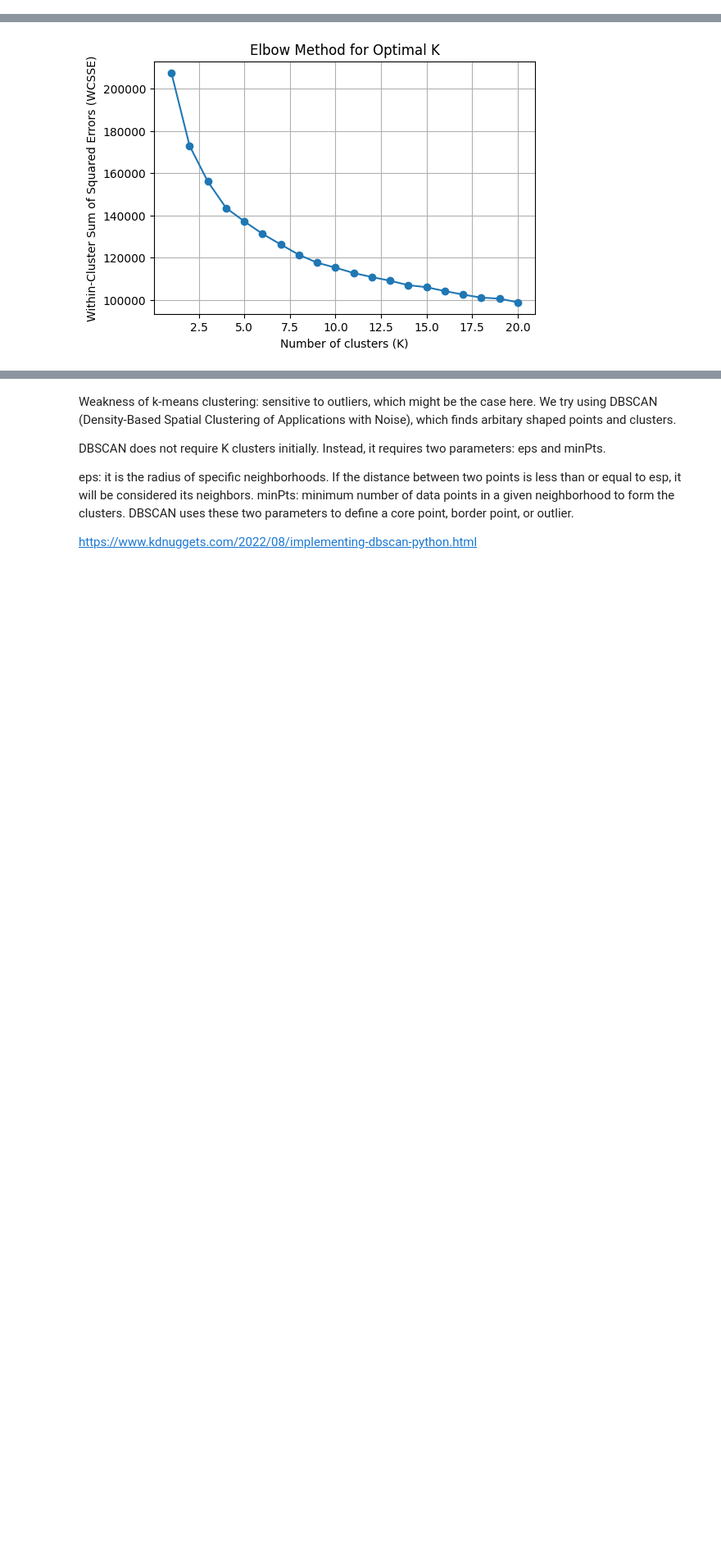
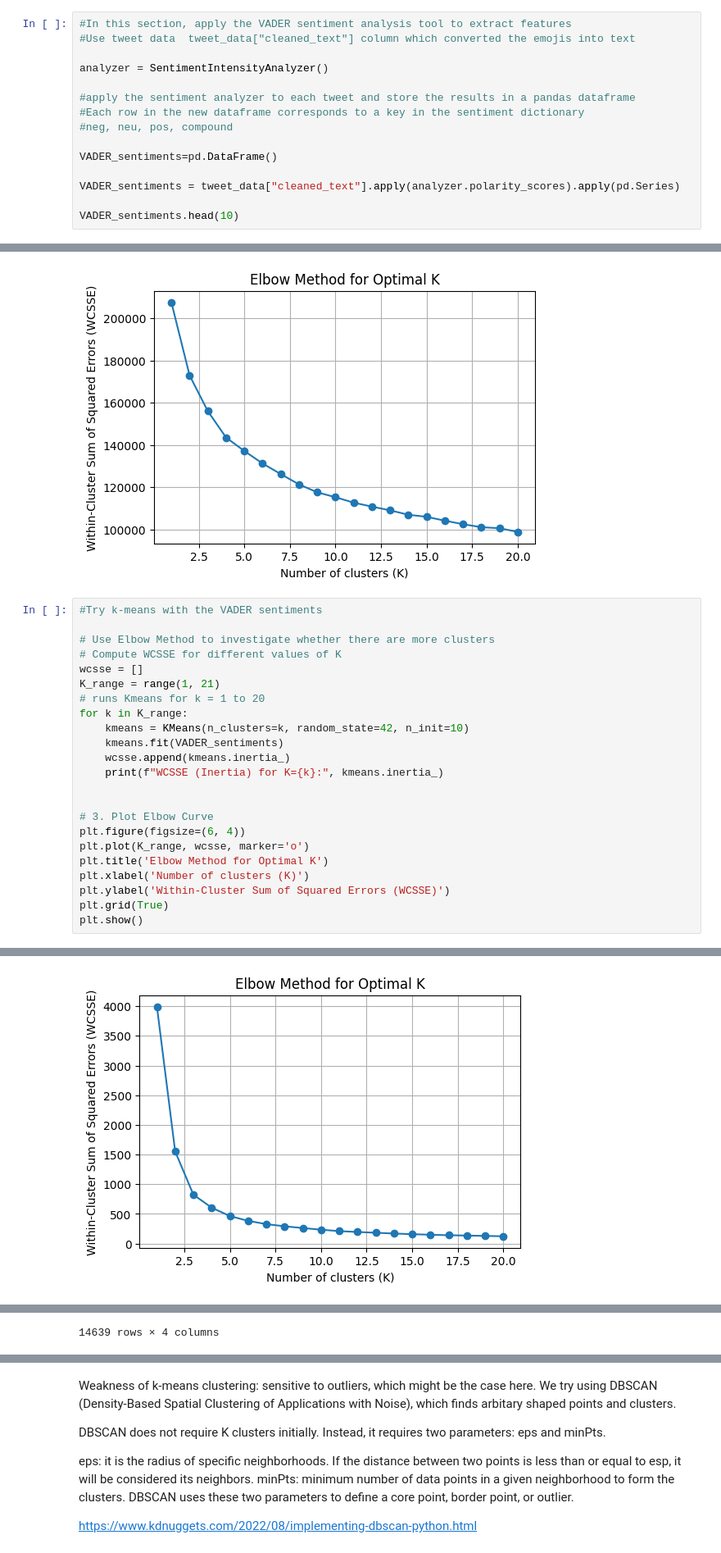
Before and after one commit to NomadZhang/MSI5001, a Jupyter notebook: main.ipynb, the cells around one changed output, grey strips where cells are left out. Shown: that part at 82% size. Drawn from its saved outputs; the diff is of its cells as text; blank space fills up the shorter version.

Commit message:
extract features using VADER sentiment analysis applied k-means clustering on VADER features

```diff
--- a/main.ipynb
+++ b/main.ipynb
@@ -422,3 +422,18 @@ print(f"Cosine similarity (VADER vectors) between tweet {extracted_features['vad
 Cosine similarity (VADER vectors) between tweet ['aggressive', 'obnoxious'] and ['seriously', 'pay', 'bad']: 0.48103150725364685
 Cosine similarity (VADER vectors) between tweet ['bad'] and ['good']: 0.7355090379714966
 Cosine similarity (VADER vectors) between tweet ['excited', 'great'] and ['good']: 0.7263853549957275
+# %%
+#In this section, apply the VADER sentiment analysis tool to extract features
+#Use tweet data  tweet_data["cleaned_text"] column which converted the emojis into text
+
+analyzer = SentimentIntensityAnalyzer()
+
+#apply the sentiment analyzer to each tweet and store the results in a pandas dataframe
+#Each row in the new dataframe corresponds to a key in the sentiment dictionary
+#neg, neu, pos, compound
+
+VADER_sentiments=pd.DataFrame()
+
+VADER_sentiments = tweet_data["cleaned_text"].apply(analyzer.polarity_scores).apply(pd.Series)
+
+VADER_sentiments.head(10)
@@ -666,3 +693,27 @@ WCSSE (Inertia) for K=18: 101108.42332817003
 WCSSE (Inertia) for K=19: 100626.18812305506
 WCSSE (Inertia) for K=20: 98870.43895143375
 [figure]
+# %%
+#Try k-means with the VADER sentiments
+
+# Use Elbow Method to investigate whether there are more clusters
+# Compute WCSSE for different values of K
+wcsse = []
+K_range = range(1, 21)
+# runs Kmeans for k = 1 to 20
+for k in K_range:
+    kmeans = KMeans(n_clusters=k, random_state=42, n_init=10)
+    kmeans.fit(VADER_sentiments)
+    wcsse.append(kmeans.inertia_)
+    print(f"WCSSE (Inertia) for K={k}:", kmeans.inertia_)
+
+
+# 3. Plot Elbow Curve
+plt.figure(figsize=(6, 4))
+plt.plot(K_range, wcsse, marker='o')
+plt.title('Elbow Method for Optimal K')
+plt.xlabel('Number of clusters (K)')
+plt.ylabel('Within-Cluster Sum of Squared Errors (WCSSE)')
+plt.grid(True)
+plt.show()
+# %% [output]
@@ -668,0 +740 @@ WCSSE (Inertia) for K=20: 98870.43895143375
+[figure, added]
@@ -668,0 +753 @@ WCSSE (Inertia) for K=20: 98870.43895143375
+14639 rows × 4 columns
```
Also changed, not shown: parts of 4 cells of this notebook.
